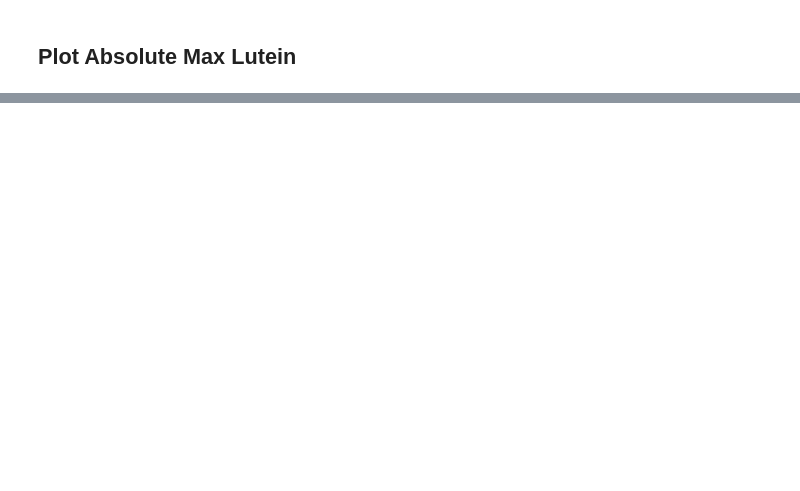
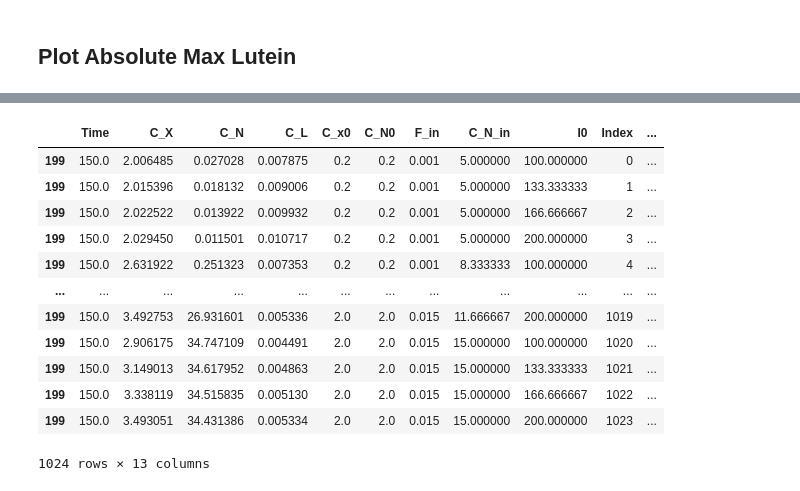
Before and after one commit to swamilikes2code/Python_based_Interactive_Scientific_Visualization, a Jupyter notebook: digital_lab_twin/Alex_Pellett/Lutein_Optimize.ipynb, the cells around one changed output, grey strips where cells are left out. Saved outputs shown, nothing was run; the diff lists cells and outputs as text; code cells hidden in the pictures; blank space fills up the shorter version.

```diff
--- a/digital_lab_twin/Alex_Pellett/Lutein_Optimize.ipynb
+++ b/digital_lab_twin/Alex_Pellett/Lutein_Optimize.ipynb
@@ -288,0 +275,13 @@ plt.show()
+# %%
+#Define Variables
+
+N_cost = (68.80/500) # $/g
+L_value = (645/300) # $/mg
+X_value = 815 # $/ton
+#Light_cost
+#CO2 constant
+
+#change units
+
+L_value = L_value * 1000 # (mg --> g)
+X_value = X_value / 907185 # ton --> gram
@@ -288,0 +305,4 @@ plt.show()
+# %%
+cost_endpoint_df['Nitrate Cost'] = (cost_endpoint_df["C_N"] * N_cost) # not sure the volume of the reactor to get grams by itself (calucating off g/L)
+cost_endpoint_df["Lutein Value"] = (cost_endpoint_df["C_L"] * L_value)
+cost_endpoint_df["Biomass Value"] = (cost_endpoint_df["C_L"] * X_value)
@@ -288,0 +325,16 @@ plt.show()
+# %%
+cost_endpoint_df
+# %% [output]
+|  | Time | C_X | C_N | C_L | C_x0 | C_N0 | F_in | C_N_in | I0 | Index | ... |
+| 199 | 150.0 | 2.006485 | 0.027028 | 0.007875 | 0.2 | 0.2 | 0.001 | 5.000000 | 100.000000 | 0 | ... |
+| 199 | 150.0 | 2.015396 | 0.018132 | 0.009006 | 0.2 | 0.2 | 0.001 | 5.000000 | 133.333333 | 1 | ... |
+| 199 | 150.0 | 2.022522 | 0.013922 | 0.009932 | 0.2 | 0.2 | 0.001 | 5.000000 | 166.666667 | 2 | ... |
+| 199 | 150.0 | 2.029450 | 0.011501 | 0.010717 | 0.2 | 0.2 | 0.001 | 5.000000 | 200.000000 | 3 | ... |
+| 199 | 150.0 | 2.631922 | 0.251323 | 0.007353 | 0.2 | 0.2 | 0.001 | 8.333333 | 100.000000 | 4 | ... |
+| ... | ... | ... | ... | ... | ... | ... | ... | ... | ... | ... | ... |
+| 199 | 150.0 | 3.492753 | 26.931601 | 0.005336 | 2.0 | 2.0 | 0.015 | 11.666667 | 200.000000 | 1019 | ... |
+| 199 | 150.0 | 2.906175 | 34.747109 | 0.004491 | 2.0 | 2.0 | 0.015 | 15.000000 | 100.000000 | 1020 | ... |
+| 199 | 150.0 | 3.149013 | 34.617952 | 0.004863 | 2.0 | 2.0 | 0.015 | 15.000000 | 133.333333 | 1021 | ... |
+| 199 | 150.0 | 3.338119 | 34.515835 | 0.005130 | 2.0 | 2.0 | 0.015 | 15.000000 | 166.666667 | 1022 | ... |
+| 199 | 150.0 | 3.493051 | 34.431386 | 0.005334 | 2.0 | 2.0 | 0.015 | 15.000000 | 200.000000 | 1023 | ... |
+1024 rows × 13 columns
```
Also changed, not shown: parts of 28 cells of this notebook.
